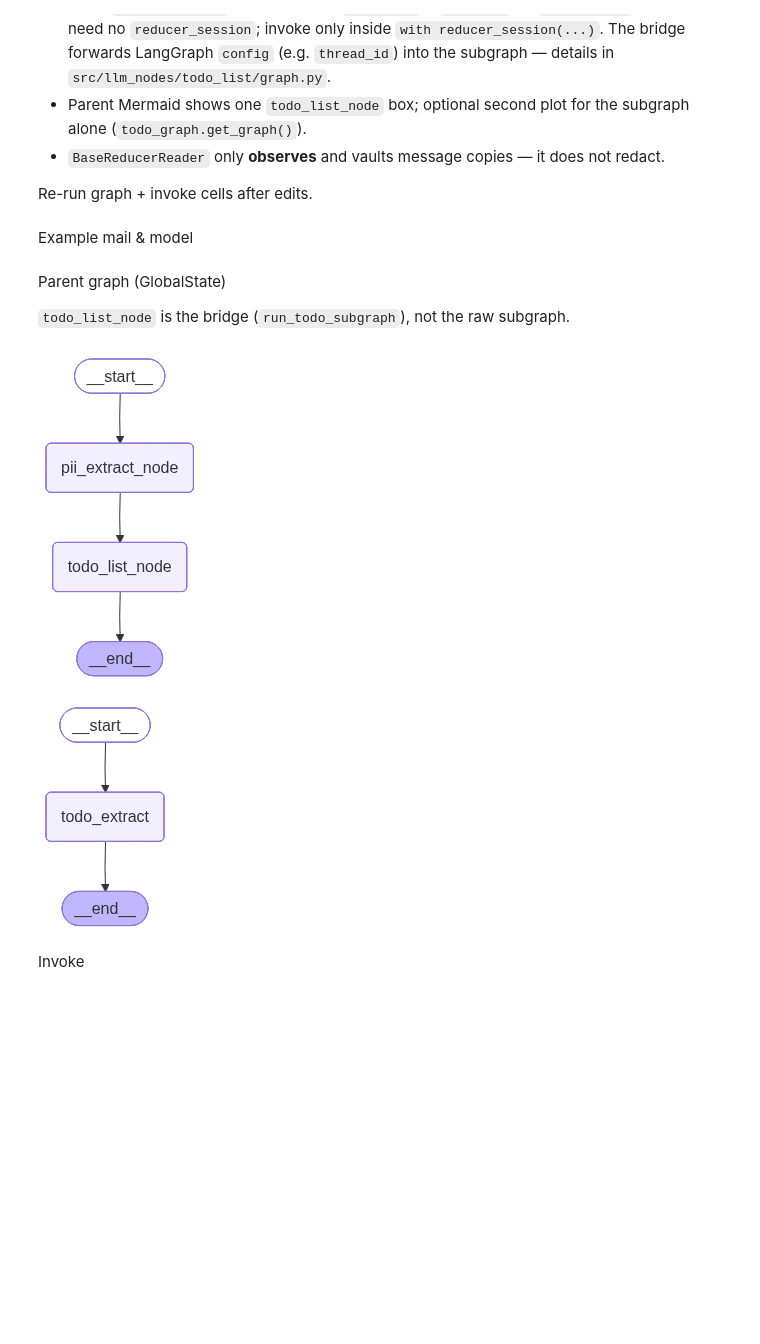
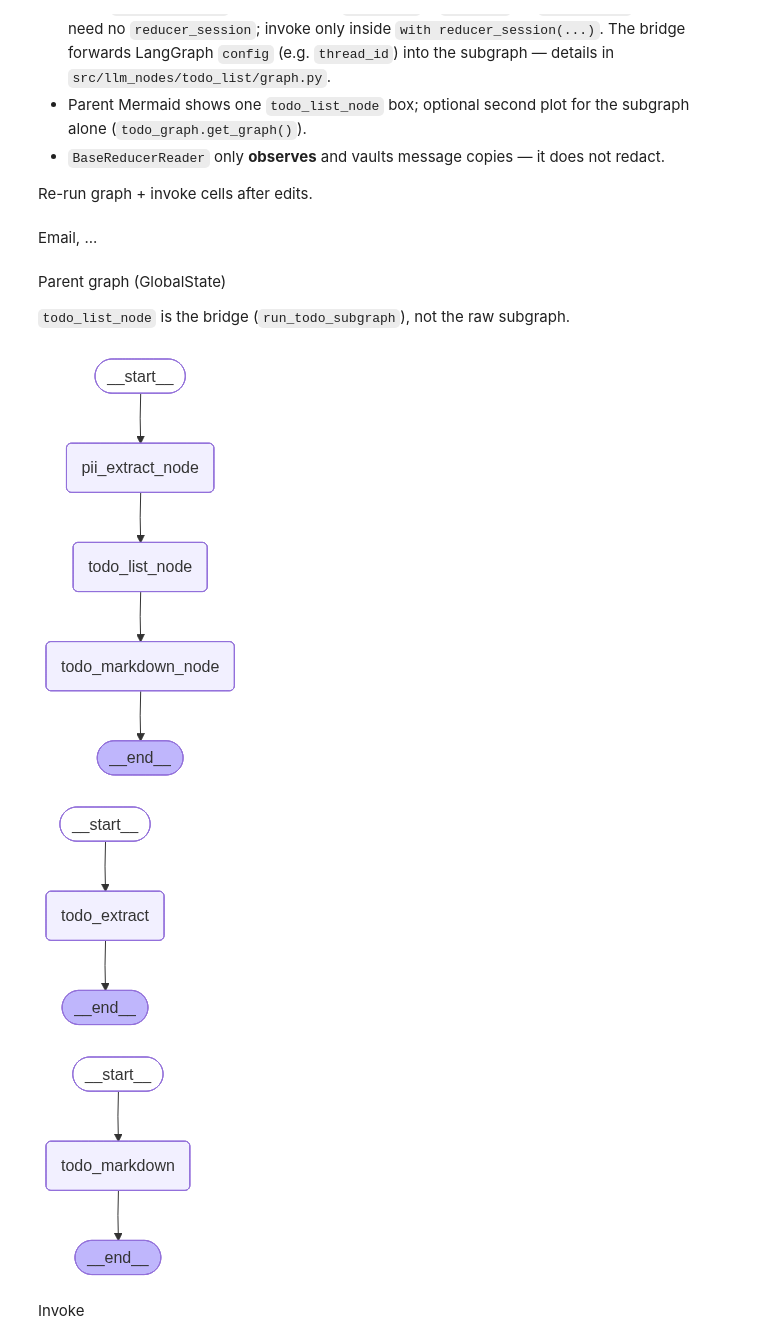
Before and after one commit to nixnutz/course_llm2agent, a Jupyter notebook: src/assorted/session4/langgraph.ipynb, the cells around one changed output. Saved outputs shown, nothing was run; the diff lists cells and outputs as text; code cells hidden in the pictures; blank space fills up the shorter version.

Commit message:
Example flow from email to markup todo list. Learning how to isolate data flow.

```diff
--- a/src/assorted/session4/langgraph.ipynb
+++ b/src/assorted/session4/langgraph.ipynb
@@ -30,22 +33,29 @@ from src.llm_nodes.todo_list.graph import build_todo_subgraph, make_todo_subgrap
-# %% [markdown]
-Example mail & model
+# %% [markdown]
+Email, ...
 # %%
-MODEL = "ollama_chat/llama3.2:3b"
+# MODEL = "ollama_chat/llama3.2:3b"
+MODEL = "groq/llama-3.3-70b-versatile"
 
 pii_email = """
 This is a confidental email.
 
-Task ulf.wendel@ phpdoc dot de to buy a cup of coffee,
+Task ulf.wendel@ phpdoc dot de to buy a cup of coffee, ulf.wendel@phpdoc.de needs to plant a tree by tomorrow,
 and cto@ourcompany.com needs to reach out to all employees
 regarding the current coffee shortage as it is demotivating our technical staff.
-Due date for both tasks is today.
+Due date, if not said otherwise, is today.
 """
 
 # email_domain_valid = ["ourcompany.com"]
+
+logger = get_logger(__name__, "assorted/session4/langgraph.ipynb")
+logger.setLevel(logging.INFO)
 # %%
 # Isolated subgraph (TODOState) + bridge node for the parent graph
-todo_graph = build_todo_subgraph(MODEL)
-run_todo_subgraph = make_todo_subgraph_runner(todo_graph)
+todo_extract_graph = build_todo_extract_subgraph(MODEL)
+run_todo_extract_graph = make_todo_extract_subgraph_runner(todo_extract_graph)
+
+toto_markdown_graph = build_todo_markdown_subgraph(MODEL)
+run_todo_markdown_graph = make_todo_markdown_subgraph_runner(toto_markdown_graph)
 # %% [markdown]
 Parent graph (GlobalState)
 
@@ -53,20 +63,24 @@ Parent graph (GlobalState)
 # %%
 build_graph = StateGraph(GlobalState)
 
 build_graph.add_node("pii_extract_node", get_pii_email_node(model=MODEL))
-build_graph.add_node("todo_list_node", run_todo_subgraph)
+build_graph.add_node("todo_list_node", run_todo_extract_graph)
+build_graph.add_node("todo_markdown_node", run_todo_markdown_graph)
 
 build_graph.add_edge(START, "pii_extract_node")
 build_graph.add_edge("pii_extract_node", "todo_list_node")
-build_graph.add_edge("todo_list_node", END)
+build_graph.add_edge("todo_list_node", "todo_markdown_node")
+build_graph.add_edge("todo_markdown_node", END)
 
 graph = build_graph.compile()
 
 display(Image(graph.get_graph().draw_mermaid_png()))
-display(Image(todo_graph.get_graph().draw_mermaid_png()))
+display(Image(todo_extract_graph.get_graph().draw_mermaid_png()))
+display(Image(toto_markdown_graph.get_graph().draw_mermaid_png()))
 # %% [output]
-[figure, old version]
+[figure, new version]
 [figure]
+[figure, added]
 # %% [markdown]
 Invoke
 # %%
```
Also changed, not shown: parts of 3 cells of this notebook, 21 other files.
